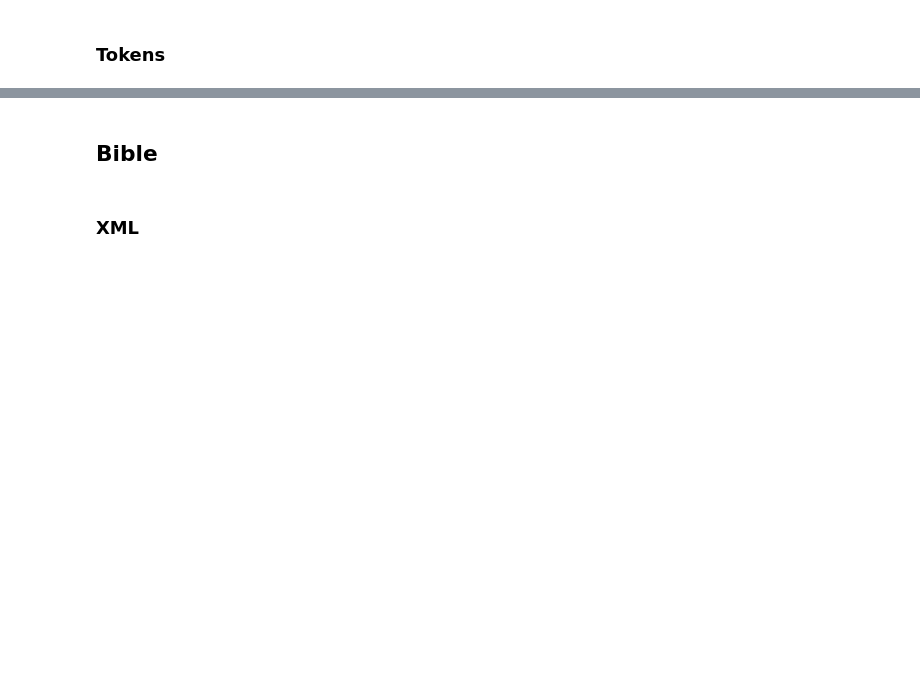
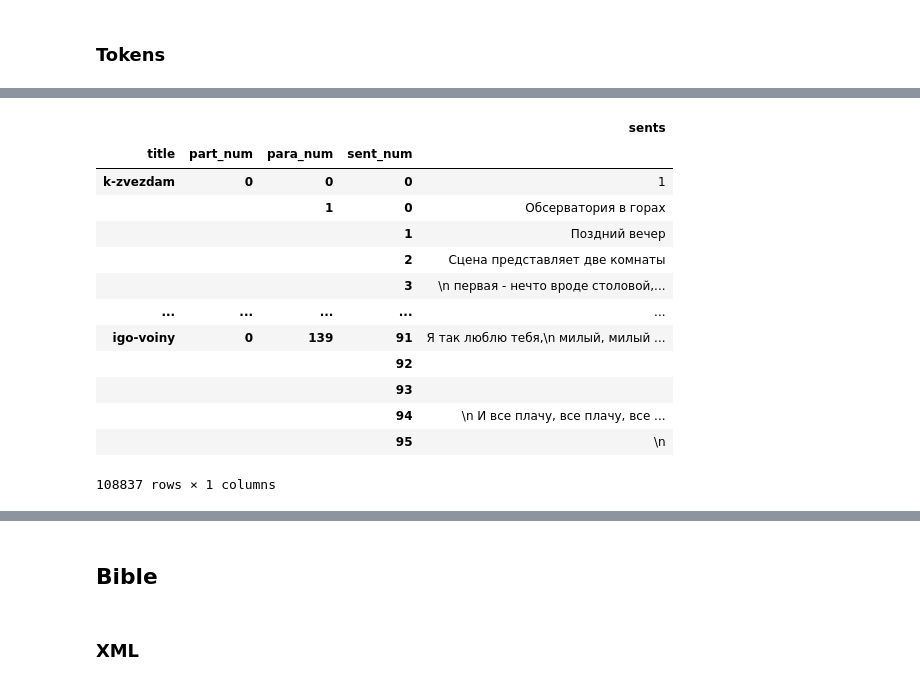
Before and after one commit to kollektivminds/russian-literary-bible, a Jupyter notebook: text_processing.ipynb, the cells around one changed output, grey strips where cells are left out. Saved outputs shown, nothing was run; the diff lists cells and outputs as text; code cells hidden in the pictures; blank space fills up the shorter version.

```diff
--- a/text_processing.ipynb
+++ b/text_processing.ipynb
@@ -66,2 +103,19 @@ tokenDf
+# %%
+sentDf
+# %% [output]
+|  |  |  |  | sents |
+| title | part_num | para_num | sent_num |  |
+| k-zvezdam | 0 | 0 | 0 | 1 |
+|  |  | 1 | 0 | Обсерватория в горах |
+|  |  |  | 1 | Поздний вечер |
+|  |  |  | 2 | Сцена представляет две комнаты |
+|  |  |  | 3 | \n первая - нечто вроде столовой,... |
+| ... | ... | ... | ... | ... |
+| igo-voiny | 0 | 139 | 91 | Я так люблю тебя,\n милый, милый ... |
+|  |  |  | 92 |  |
+|  |  |  | 93 |  |
+|  |  |  | 94 | \n И все плачу, все плачу, все ... |
+|  |  |  | 95 | \n |
+108837 rows × 1 columns
 # %%
 sentDf = sentDf[sentDf['sents'].str.contains(r'\w+')].sents.apply(lambda x: x.lower().strip(r"\W\n\|\]\}\[\{\.\'\"\?;:,<>/1234567890")).to_frame()
```
Also changed, not shown: parts of 20 cells of this notebook, 3 other files.
